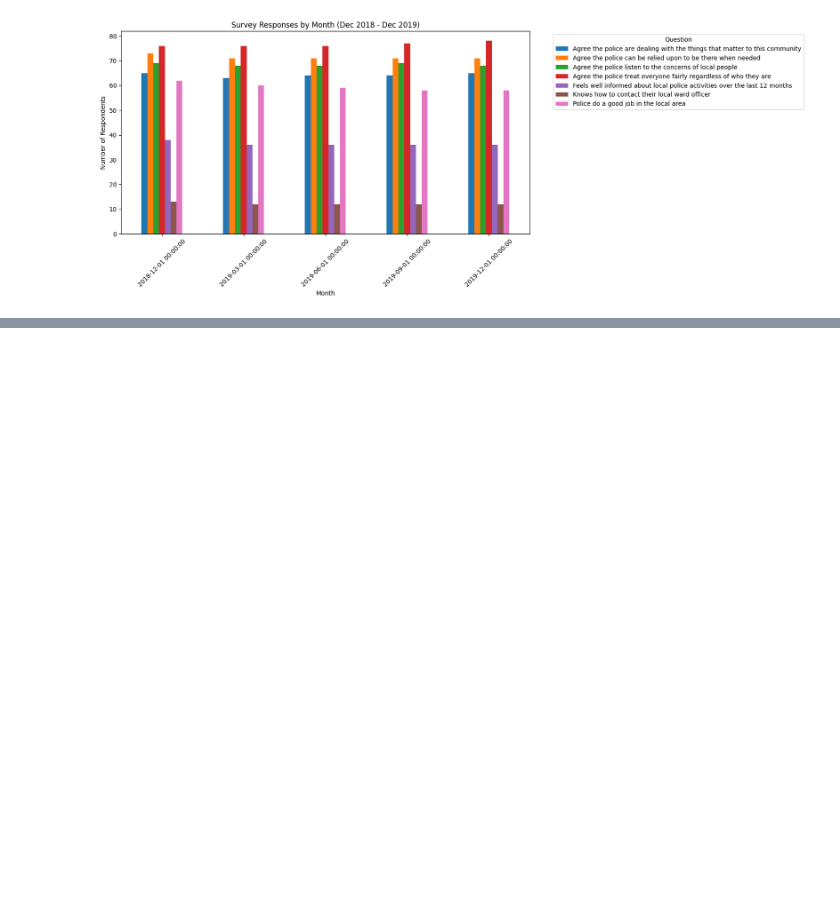
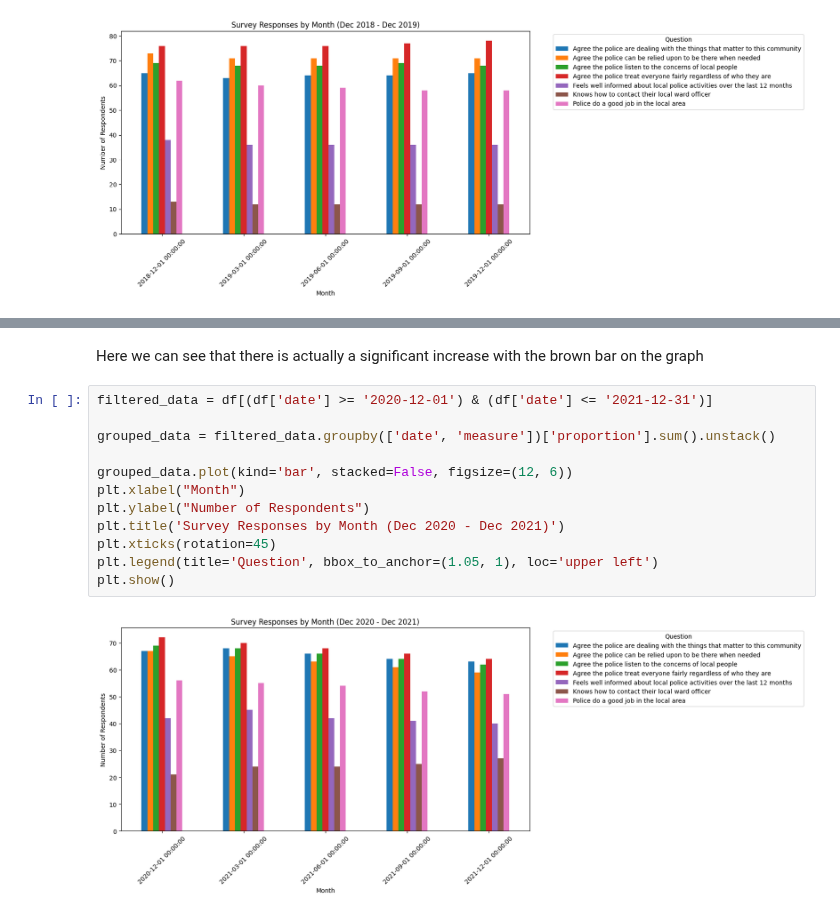
Before and after one commit to Ozan797/Crime-Visualiser, a Jupyter notebook: main.ipynb, the cells around one changed output, grey strips where cells are left out. Cells and saved outputs as stored; diff of their text form; blank space fills up the shorter version.

```diff
--- a/main.ipynb
+++ b/main.ipynb
@@ -155,0 +172,16 @@ plt.show()
+# %% [markdown]
+Here we can see that there is actually a significant increase with the brown bar on the graph
+# %%
+filtered_data = df[(df['date'] >= '2020-12-01') & (df['date'] <= '2021-12-31')]
+
+grouped_data = filtered_data.groupby(['date', 'measure'])['proportion'].sum().unstack()
+
+grouped_data.plot(kind='bar', stacked=False, figsize=(12, 6))
+plt.xlabel("Month")
+plt.ylabel("Number of Respondents")
+plt.title('Survey Responses by Month (Dec 2020 - Dec 2021)')
+plt.xticks(rotation=45)
+plt.legend(title='Question', bbox_to_anchor=(1.05, 1), loc='upper left')
+plt.show()
+# %% [output]
+[figure, added]
```
Also changed, not shown: parts of 2 cells of this notebook, 1 other file.
